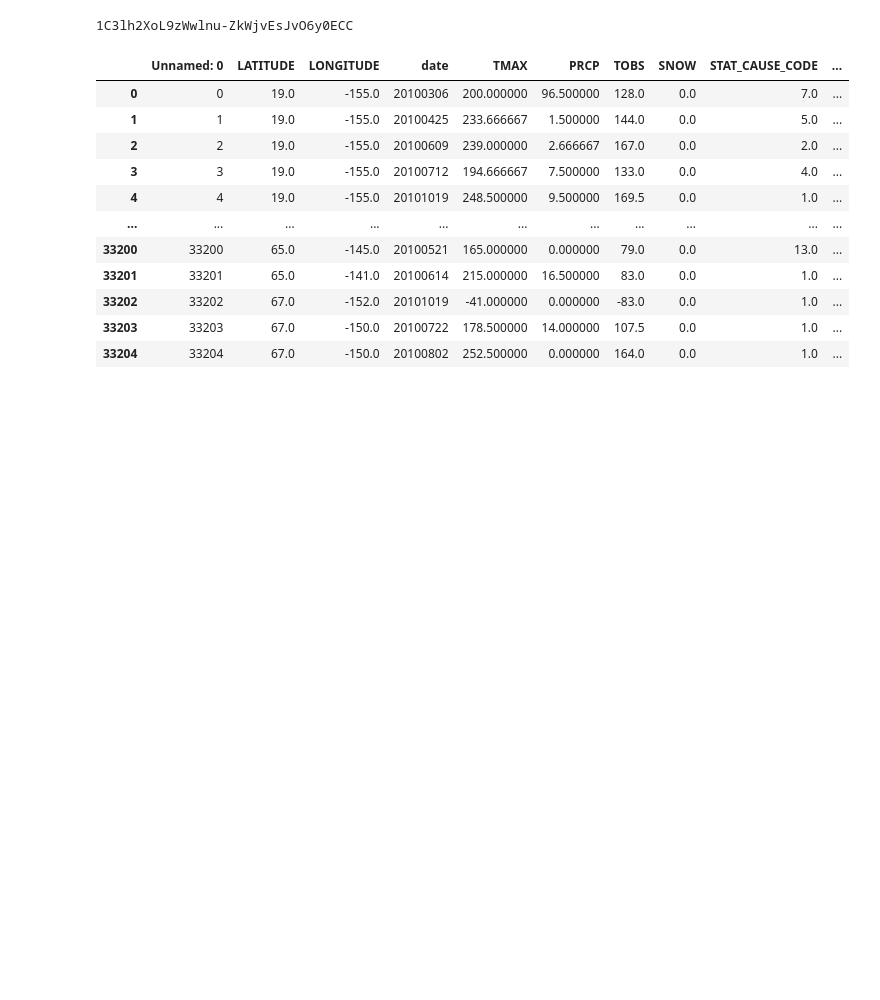
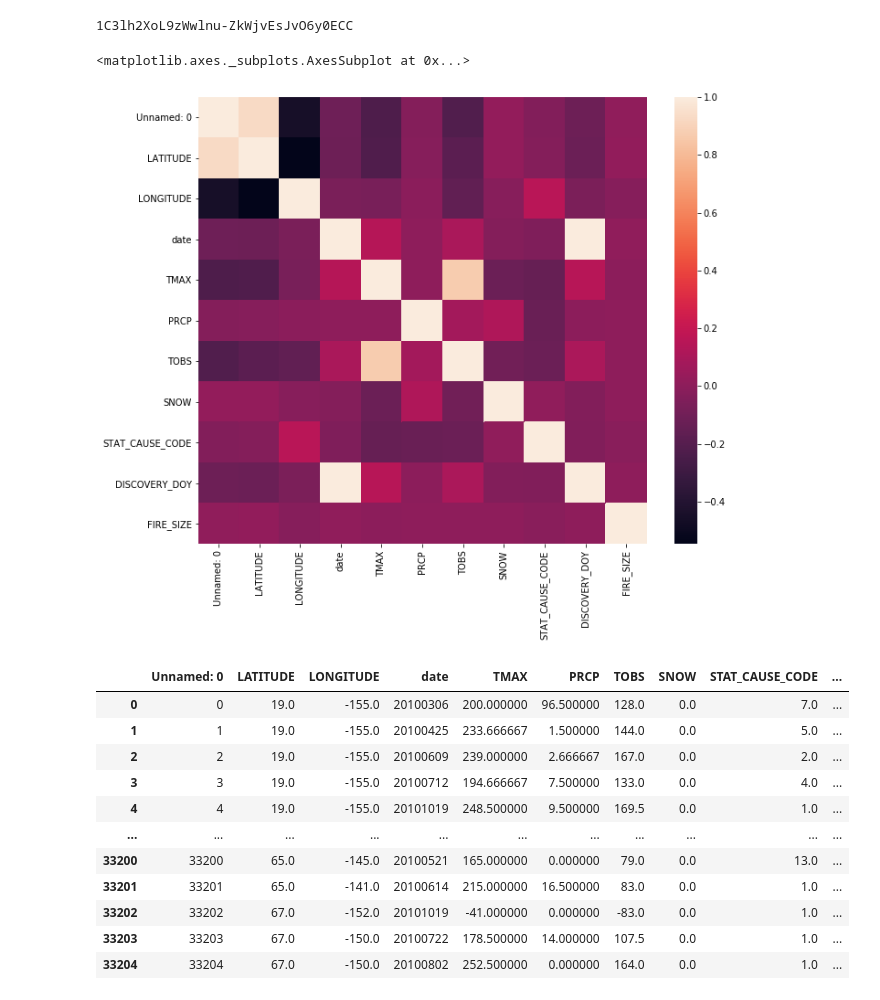
Before and after one commit to chettkulkarni/MachineLearning, a Jupyter notebook: dTree.ipynb, the cells around one changed output. Saved outputs shown, nothing was run; the diff lists cells and outputs as text; code cells hidden in the pictures; blank space fills up the shorter version.

```diff
--- a/dTree.ipynb
+++ b/dTree.ipynb
@@ -35,6 +37,14 @@ downloaded.GetContentFile('Fire.csv')
 1C3lh2XoL9zWwlnu-ZkWjvEsJvO6y0ECC
 # %%
 df=pd.read_csv('Fire.csv')
+# %%
+cor=df.corr()
+# %%
+f, ax = plt.subplots(figsize=(11, 9))
+sns.heatmap(cor)
+# %% [output]
+<matplotlib.axes._subplots.AxesSubplot at 0x...>
+[figure, added]
 # %%
 df
 # %% [output]
```
Also changed, not shown: parts of 1 cell of this notebook.
